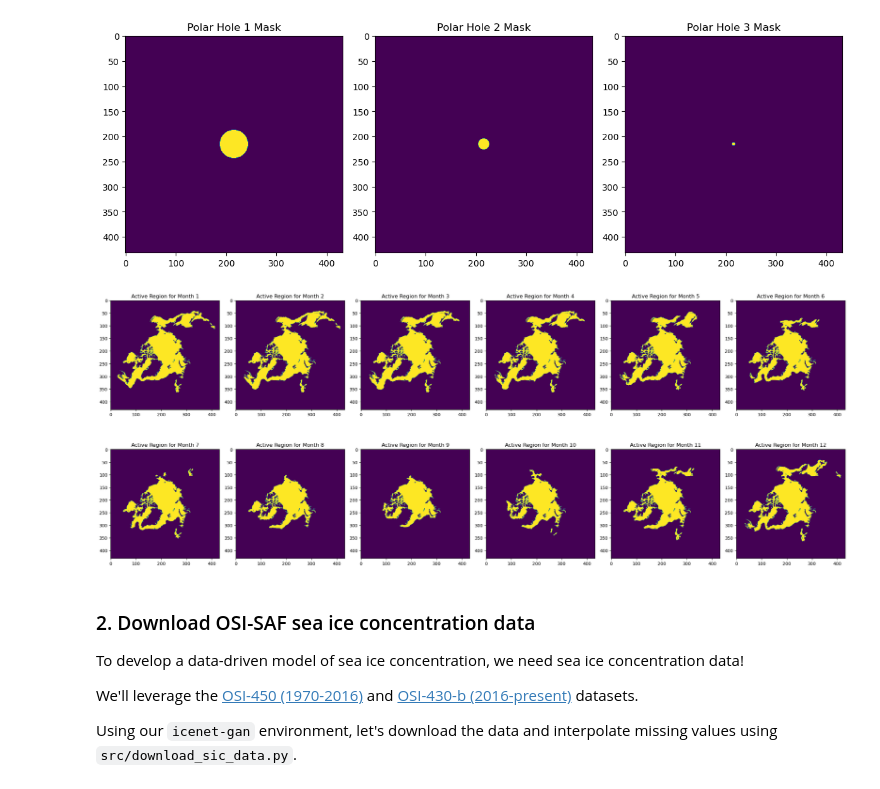
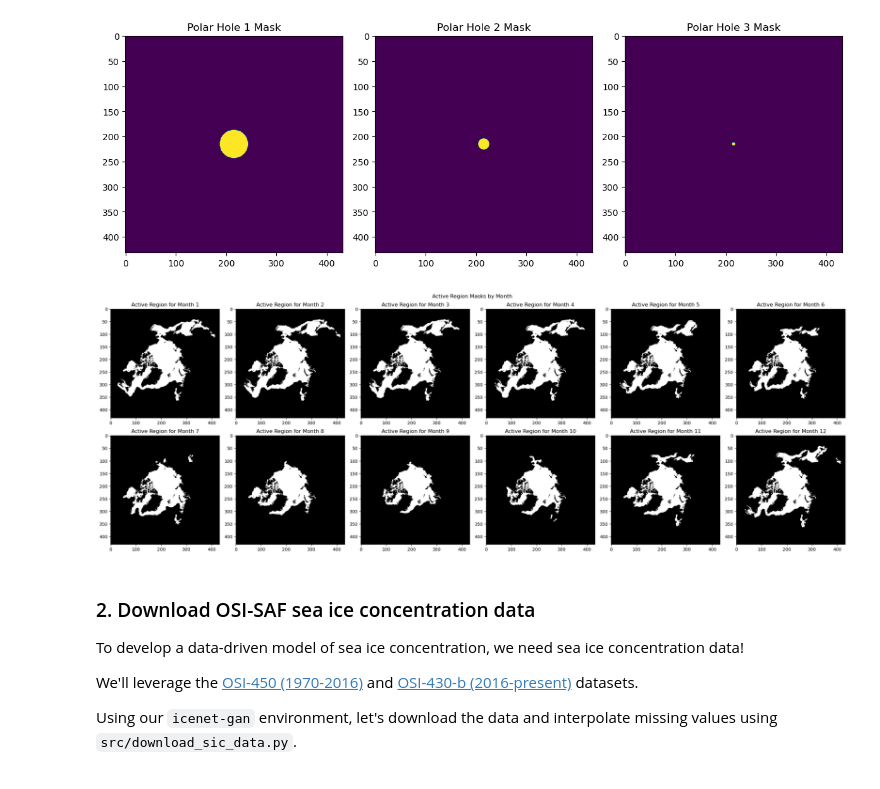
Before and after one commit to ampersandmcd/icenet-gan, a Jupyter notebook: notebooks/2_data.ipynb, the cells around one changed output. Saved outputs shown, nothing was run; the diff lists cells and outputs as text; code cells hidden in the pictures.

Commit message:
update nb figures

```diff
--- a/notebooks/2_data.ipynb
+++ b/notebooks/2_data.ipynb
@@ -74,15 +74,16 @@ plt.show()
 [figure]
 # %%
 active_regions = [np.load(f"{src.config.mask_data_folder}/active_grid_cell_mask_{i:02}.npy") for i in range(1, 13)]
-fig, ax = plt.subplots(2, 6, figsize=(24, 10))
+fig, ax = plt.subplots(2, 6, figsize=(24, 8.5))
 ax = ax.ravel()
 for i in range(12):
-    ax[i].imshow(active_regions[i])
+    ax[i].imshow(active_regions[i], cmap="binary_r")
     ax[i].set_title(f"Active Region for Month {i+1}")
+plt.suptitle("Active Region Masks by Month")
 plt.tight_layout()
 plt.show()
 # %% [output]
-[figure, old version]
+[figure, new version]
 # %% [markdown]
 ### 2. Download OSI-SAF sea ice concentration data
 To develop a data-driven model of sea ice concentration, we need sea ice concentration data!
```
Also changed, not shown: parts of 9 cells of this notebook.
